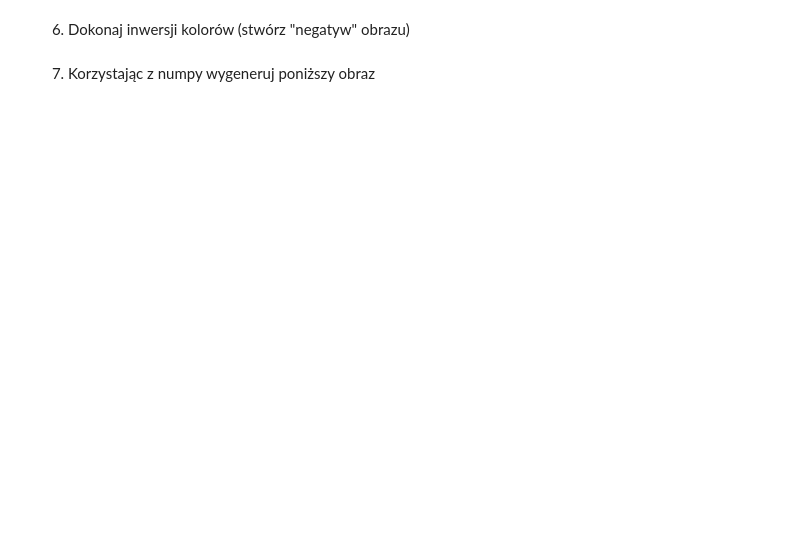
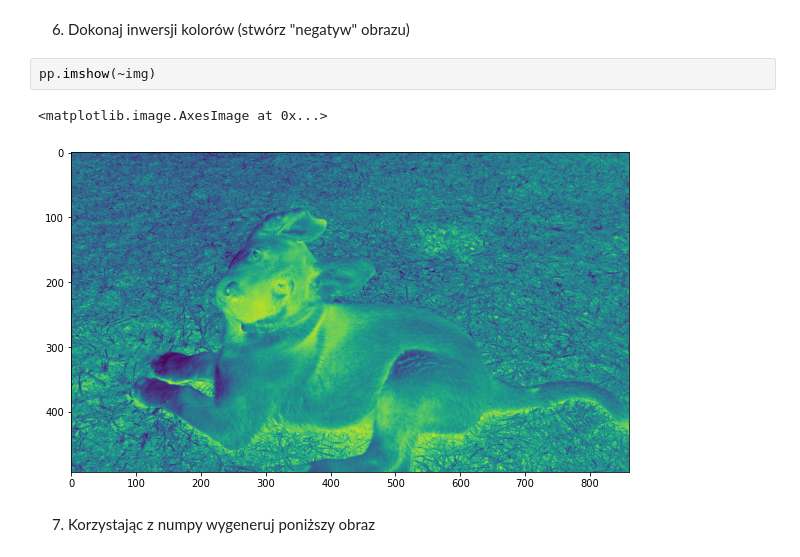
Before and after one commit to Mimikkk/__kck-2021, a Jupyter notebook: lab-2.ipynb, the cells around one changed output. Cells and saved outputs as stored; diff of their text form; blank space fills up the shorter version.

```diff
--- a/lab-2.ipynb
+++ b/lab-2.ipynb
@@ -228,5 +410,10 @@ np.shape(data)
 # %% [markdown]
 6. Dokonaj inwersji kolorów (stwórz "negatyw" obrazu)
+# %%
+pp.imshow(~img)
+# %% [output]
+<matplotlib.image.AxesImage at 0x...>
+[figure, added]
 # %% [markdown]
 7. Korzystając z numpy wygeneruj poniższy obraz
 # %% [markdown]
```
Also changed, not shown: parts of 37 cells of this notebook, 5 other files.
